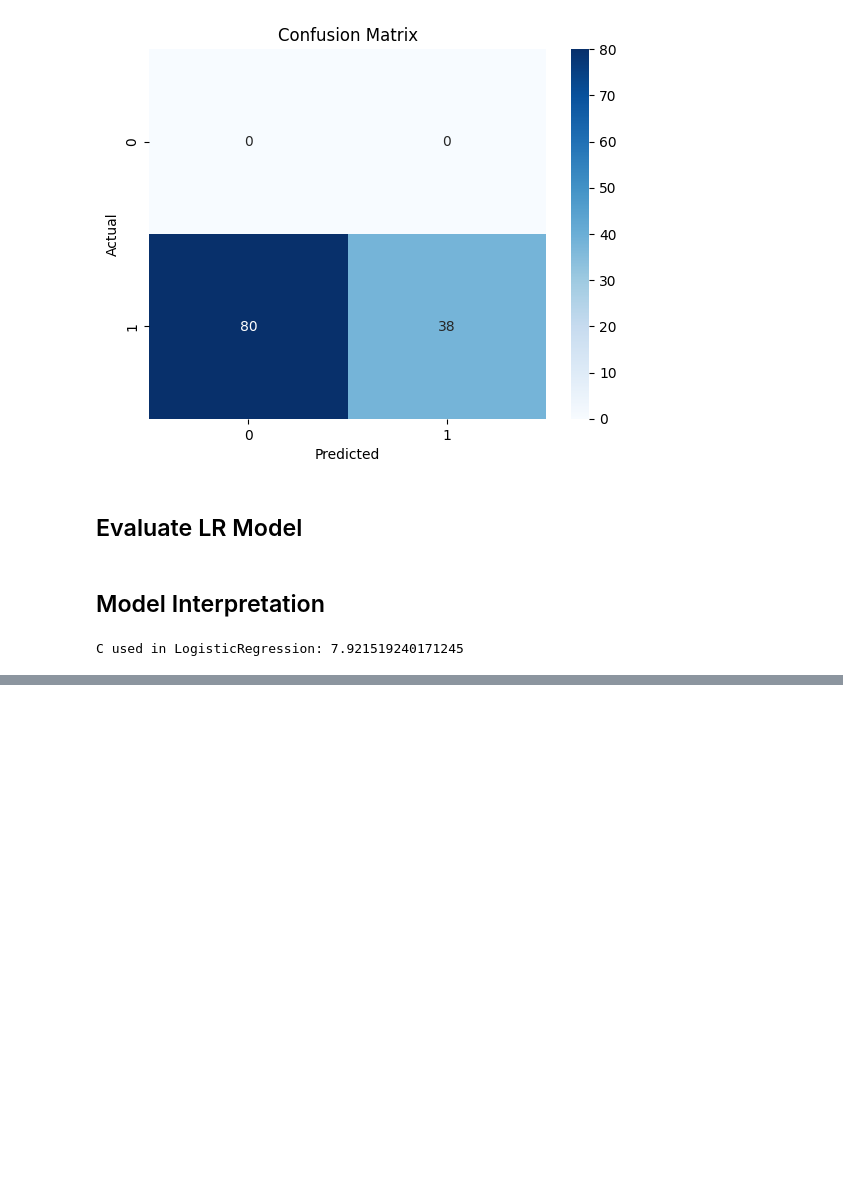
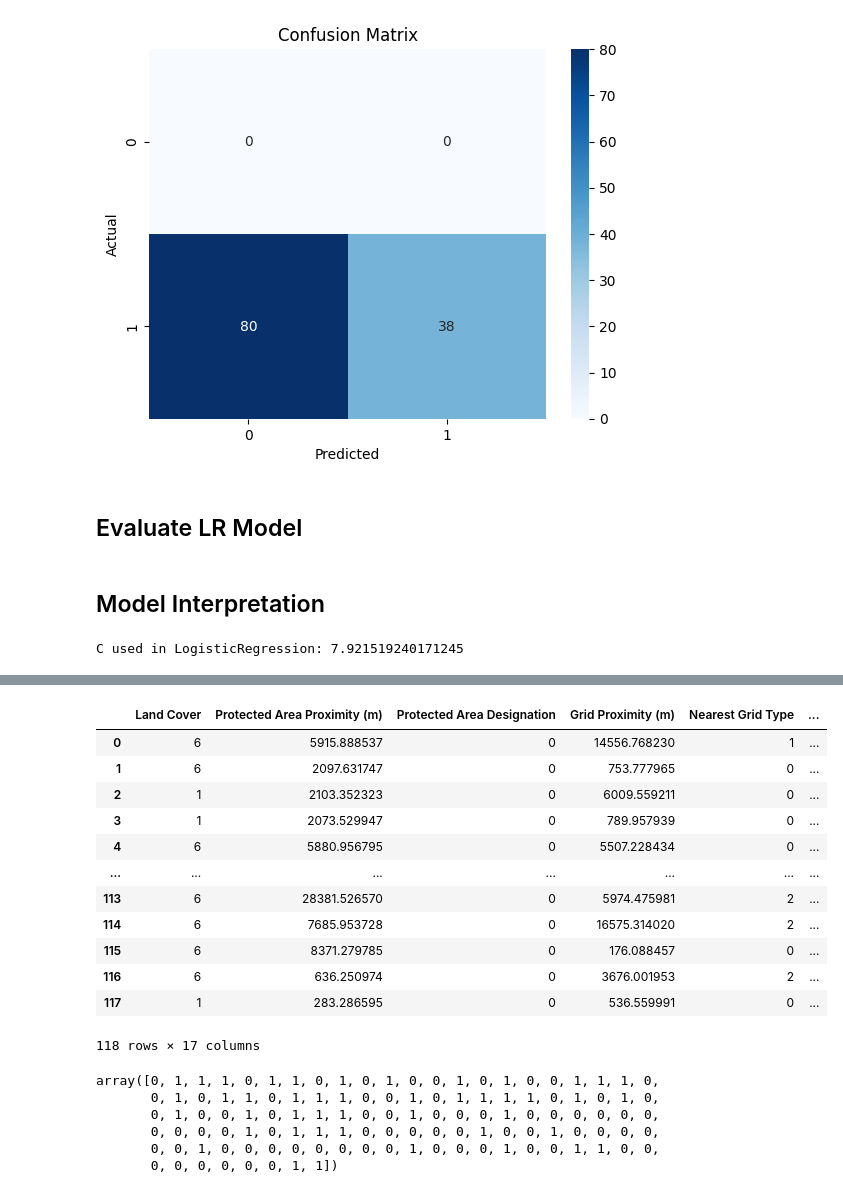
Before and after one commit to cayasryan/MicropowerSolarSuitability, a Jupyter notebook: 03_modeling/model_v2.ipynb, the cells around one changed output, grey strips where cells are left out. Saved outputs shown, nothing was run; the diff lists cells and outputs as text; code cells hidden in the pictures; blank space fills up the shorter version.

```diff
--- a/03_modeling/model_v2.ipynb
+++ b/03_modeling/model_v2.ipynb
@@ -1710,0 +1728,21 @@ C used in LogisticRegression: 7.921519240171245
+# %%
+for col in categorical_cols:
+    X_sup[col] = X_sup[col].astype('category')
+    X_test[col] = pd.Categorical(X_test[col], categories=X_sup[col].cat.categories).codes
+    X_sup[col] = X_sup[col].cat.codes
+# %%
+X_test
+# %% [output]
+|  | Land Cover | Protected Area Proximity (m) | Protected Area Designation | Grid Proximity (m) | Nearest Grid Type | ... |
+| 0 | 6 | 5915.888537 | 0 | 14556.768230 | 1 | ... |
+| 1 | 6 | 2097.631747 | 0 | 753.777965 | 0 | ... |
+| 2 | 1 | 2103.352323 | 0 | 6009.559211 | 0 | ... |
+| 3 | 1 | 2073.529947 | 0 | 789.957939 | 0 | ... |
+| 4 | 6 | 5880.956795 | 0 | 5507.228434 | 0 | ... |
+| ... | ... | ... | ... | ... | ... | ... |
+| 113 | 6 | 28381.526570 | 0 | 5974.475981 | 2 | ... |
+| 114 | 6 | 7685.953728 | 0 | 16575.314020 | 2 | ... |
+| 115 | 6 | 8371.279785 | 0 | 176.088457 | 0 | ... |
+| 116 | 6 | 636.250974 | 0 | 3676.001953 | 2 | ... |
+| 117 | 1 | 283.286595 | 0 | 536.559991 | 0 | ... |
+118 rows × 17 columns
@@ -1710,0 +1757,9 @@ C used in LogisticRegression: 7.921519240171245
+# %%
+preds
+# %% [output]
+array([0, 1, 1, 1, 0, 1, 1, 0, 1, 0, 1, 0, 0, 1, 0, 1, 0, 0, 1, 1, 1, 0,
+       0, 1, 0, 1, 1, 0, 1, 1, 1, 0, 0, 1, 0, 1, 1, 1, 1, 0, 1, 0, 1, 0,
+       0, 1, 0, 0, 1, 0, 1, 1, 1, 0, 0, 1, 0, 0, 0, 1, 0, 0, 0, 0, 0, 0,
+       0, 0, 0, 0, 1, 0, 1, 1, 1, 0, 0, 0, 0, 0, 1, 0, 0, 1, 0, 0, 0, 0,
+       0, 0, 1, 0, 0, 0, 0, 0, 0, 0, 0, 1, 0, 0, 0, 1, 0, 0, 1, 1, 0, 0,
+       0, 0, 0, 0, 0, 0, 1, 1])
```
Also changed, not shown: parts of 4 cells of this notebook.
